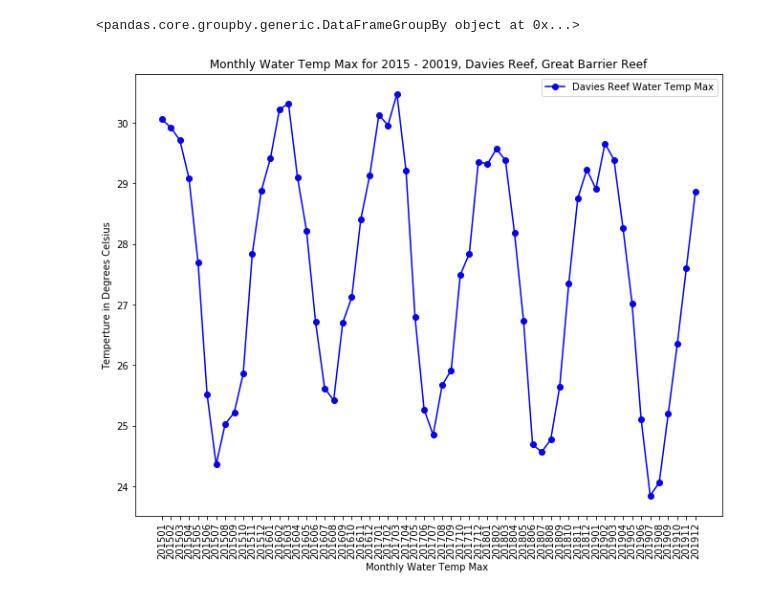
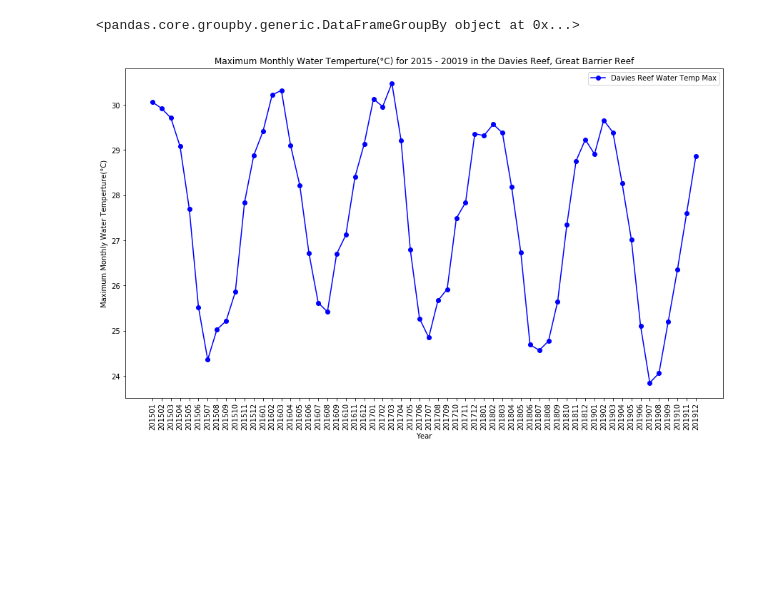
Before and after one commit to Aastha-Arora/Great-Barrier-Reef, a Jupyter notebook: 5. TourismConsumptionAus.ipynb, the cells around one changed output. Cells and saved outputs as stored; diff of their text form; code cells hidden in the pictures; blank space fills up the shorter version.

```diff
--- a/5. TourismConsumptionAus.ipynb
+++ b/5. TourismConsumptionAus.ipynb
@@ -256,9 +265,6 @@ WaterTempMax_ByYearMnth_df
 | 5066 | 20191230 | 27.0 | 28.51 | 201912 |
 | 5067 | 20191231 | 27.4 | 28.86 | 201912 |
 1812 rows × 4 columns
-# %%
-# Now we can group by year and get our mean water temp values
-WaterTempMax_GrpByYearMnth_df = WaterTempMax_ByYearMnth_df.groupby('year_month')
 # %%
 # now find the monthly max, min and median for water temp needed for box plots by month
 WaterTempMaxByYearMnthMax = WaterTempMax_GrpByYearMnth_df['WaterTempMax'].max()
@@ -290,25 +296,26 @@ x_axis = WaterTempMax_ByYearMnth_df['year_month'].unique().astype(str)
 # %%
 # plot the data
 # set the figure size to 8.5 x 11 this is in inches
-plt.figure(figsize=[11, 8.5])
+plt.figure(figsize=[15, 8.5])
 
 # set the data up for plotting
 # let's look at the max water temp, corals need temp between 18 and 29 C for good health
 WaterTempMnth_handle, = plt.plot(x_axis, WaterTempMaxByYearMnthMax, marker ='o', color='blue', label="Davies Reef Water Temp Max")
 # set the text for the y axis
-plt.ylabel("Temperture in Degrees Celsius")
-plt.xlabel("Monthly Water Temp Max ")
+plt.ylabel("Maximum Monthly Water Temperture(°C)")
+plt.xlabel("Year")
 # Set the title for the graph
-plt.title("Monthly Water Temp Max for 2015 - 20019, Davies Reef, Great Barrier Reef")
+plt.title("Maximum Monthly Water Temperture(°C) for 2015 - 20019 in the Davies Reef, Great Barrier Reef")
 # place the legend in the lower right
 plt.legend(loc="best")
 # rotate the labels
 plt.xticks(rotation=90)
+
 
 # save the plot to a file in the current folder
 plt.savefig("Output/SavedPlots/MonthlyDaviesReef_WaterTempMax_2015_2019.png")
 
 # show the plot
 plt.show()
 # %% [output]
-[figure, old version]
+[figure, new version]
```
Also changed, not shown: parts of 2 cells of this notebook, 3 other files.
